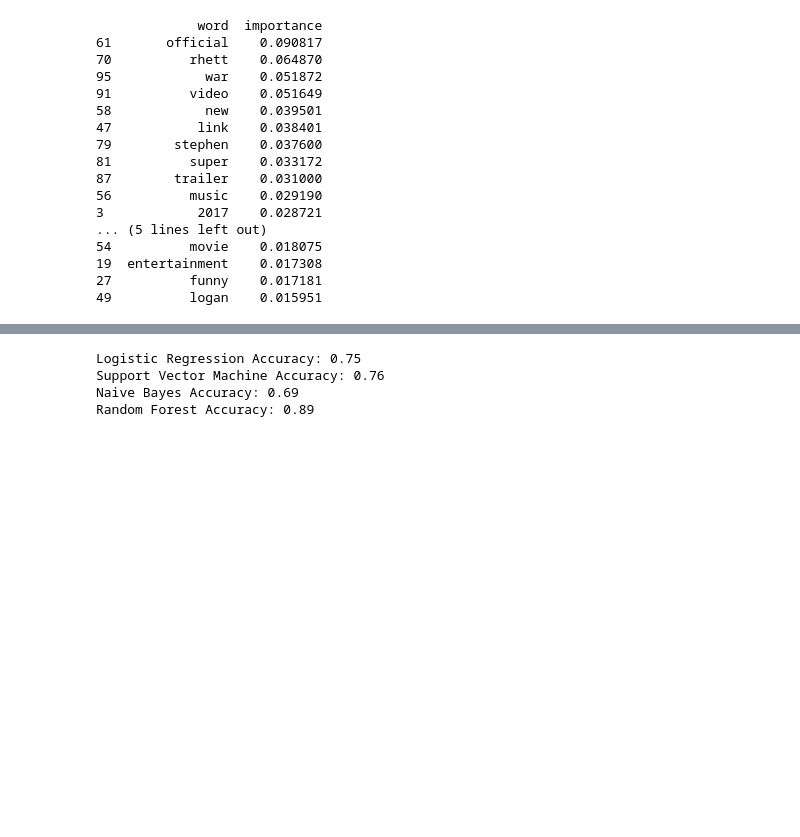
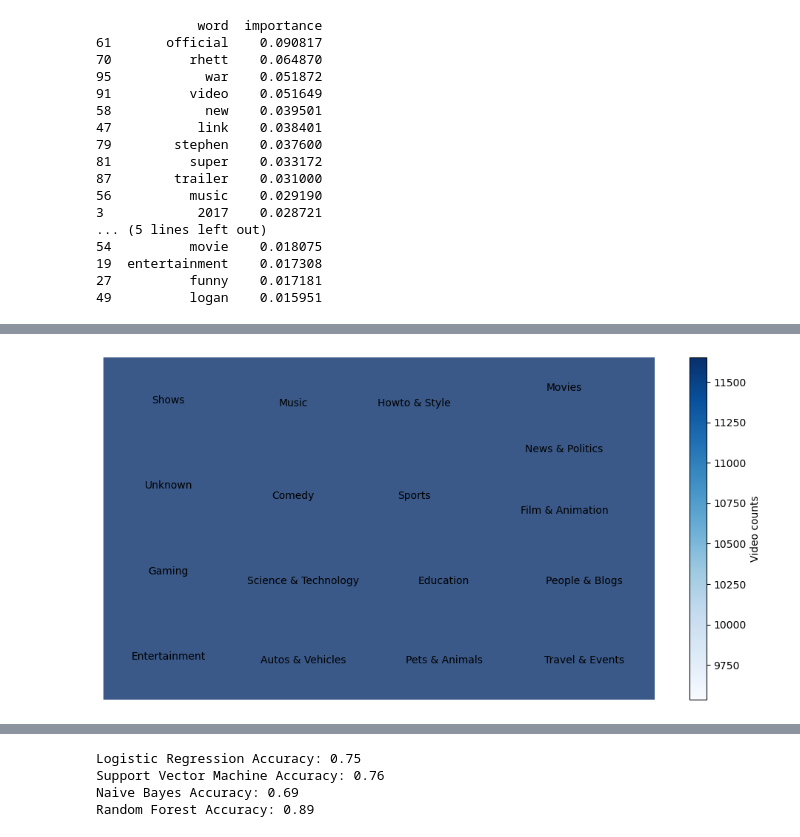
Before and after one commit to Dramalf/ucsd-cse258-final-project, a Jupyter notebook: jerryma/category-predict.ipynb, the cells around one changed output, grey strips where cells are left out. Drawn from its saved outputs; the diff is of its cells as text; code cells hidden in the pictures; blank space fills up the shorter version.

```diff
--- a/jerryma/category-predict.ipynb
+++ b/jerryma/category-predict.ipynb
@@ -75,11 +182,11 @@ print(feature_importances.head(20))
 27          funny    0.017181
 49          logan    0.015951
 # %%
-y = data['category_id']
+y = data['category_name']
 # %%
 from sklearn.feature_extraction.text import TfidfVectorizer
 
-data['text'] = data['title'] + ' ' + data['tags']
+data['text'] = data['title'] + ' ' + data['tags']+ ' ' + data['description']
 data = data.dropna(subset=['text', 'category_id'])
 
 X = data['text']
@@ -87,3 +194,19 @@ X_train, X_test, y_train, y_test = train_test_split(X, y, test_size=0.2, random_
 vectorizer = TfidfVectorizer(stop_words='english', max_features=1000)
 X_train_tfidf = vectorizer.fit_transform(X_train)
 X_test_tfidf = vectorizer.transform(X_test)
+# %%
+from sklearn.linear_model import LogisticRegression
+from imblearn.over_sampling import RandomOverSampler, SMOTE
+
+model = LogisticRegression(max_iter=1000, random_state=42)
+ros = RandomOverSampler(random_state=42)
+X_train_balanced, y_train_balanced = ros.fit_resample(X_train_tfidf, y_train)
+
+model.fit(X_train_balanced, y_train_balanced)
+
+from sklearn.metrics import classification_report, accuracy_score
+y_pred = model.predict(X_test_tfidf)
+print("Classification Report:")
+print(classification_report(y_test, y_pred))
+
+print(f"Accuracy: {accuracy_score(y_test, y_pred):.2f}")
@@ -89,0 +253,54 @@ X_test_tfidf = vectorizer.transform(X_test)
+# %%
+import matplotlib.pyplot as plt
+import squarify
+
+# 统计每个类别的数量
+category_counts = y_train_balanced.value_counts()
+
+# 创建颜色映射（蓝色渐变）
+cmap = plt.cm.Blues  # 使用蓝色渐变
+norm = plt.Normalize(vmin=category_counts.min(), vmax=category_counts.max())  # 数据归一化
+
+# 创建绘图
+fig, ax = plt.subplots(figsize=(12, 6))
+
+# 绘制树图
+squarify.plot(
+    sizes=category_counts.values,
+    # label=category_counts.index,
+    color=plt.cm.Blues(category_counts.values / category_counts.values.max()),
+    alpha=0.8,
+    ax=ax
+)
+
+# 获取矩形的坐标和大小
+rects = ax.patches
+
+# 设置最小矩形宽度或高度，若矩形小于该值则不显示文本
+min_size = 140  # 可以根据实际情况调整
+
+# 遍历所有矩形，如果矩形面积大于指定阈值则显示文本
+for rect, label in zip(rects, category_counts.index):
+    width, height = rect.get_width(), rect.get_height()
+    fontsize= 10 if width*height>min_size else max(5,width*height/min_size*10)
+    # if width * height > min_size:
+    x = rect.get_x() + width / 2  # x 坐标：矩形中心
+    y = rect.get_y() + height / 2  # y 坐标：矩形中心
+    ax.text(x, y, label, ha="center", va="center", fontsize=fontsize)
+
+
+# 添加标题
+# plt.title("Treemap of Different Category Video Counts")
+
+# 隐藏坐标轴
+plt.axis('off')
+
+
+# Create a colorbar
+cbar = fig.colorbar(plt.cm.ScalarMappable(norm=norm, cmap=cmap), ax=ax, orientation='vertical')
+cbar.set_label('Video counts')
+# cbar
+# Show the plot
+plt.show()
+# %% [output]
+[figure, added]
```
Also changed, not shown: parts of 11 cells of this notebook.
